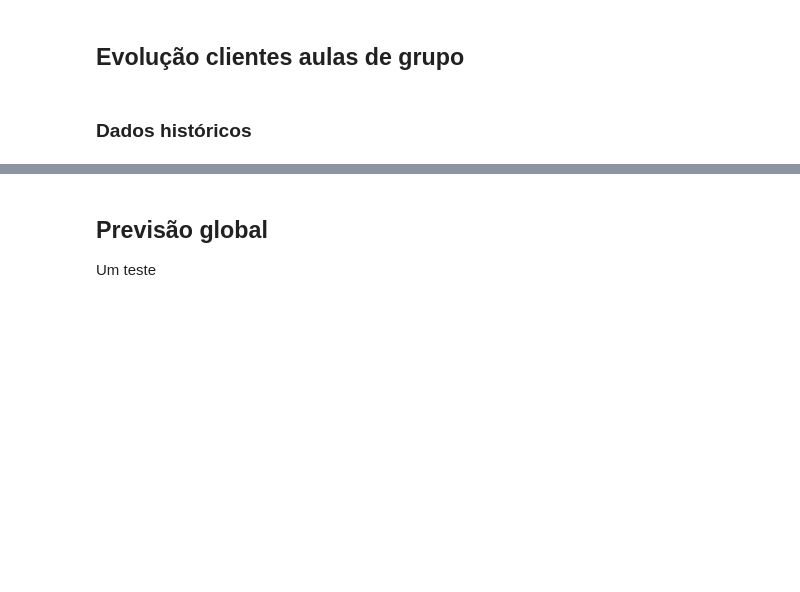
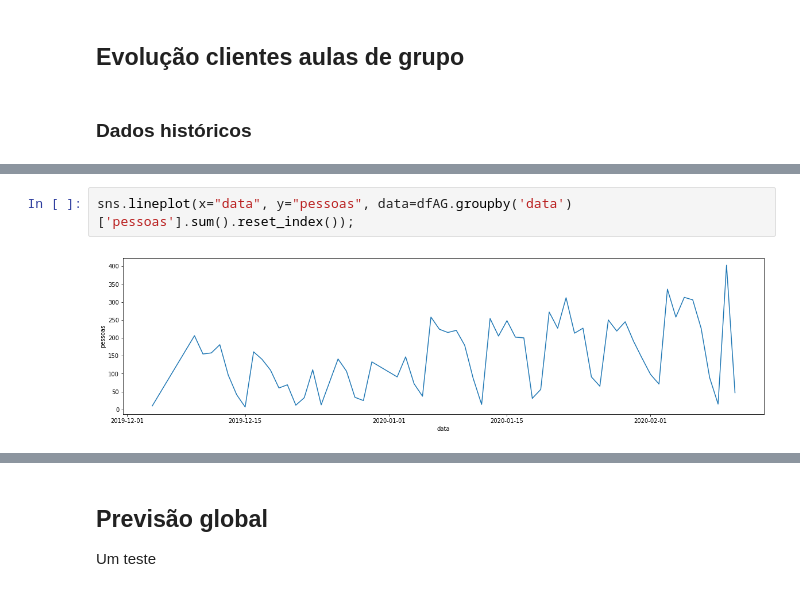
Before and after one commit to pesobreiro/jupyternotebooks, a Jupyter notebook: analysis/2.aulasGrupo_analise.ipynb, the cells around one changed output, grey strips where cells are left out. Drawn from its saved outputs; the diff is of its cells as text; blank space fills up the shorter version.

```diff
--- a/analysis/2.aulasGrupo_analise.ipynb
+++ b/analysis/2.aulasGrupo_analise.ipynb
@@ -290,3 +306,7 @@ interactive(children=(Dropdown(description='funcao', options=(('soma', <function
+# %%
+sns.lineplot(x="data", y="pessoas", data=dfAG.groupby('data')['pessoas'].sum().reset_index());
+# %% [output]
+[figure, added]
 # %%
 from bokeh.plotting import figure, output_file, show
 from bokeh.io import output_notebook
```
Also changed, not shown: parts of 22 cells of this notebook.
